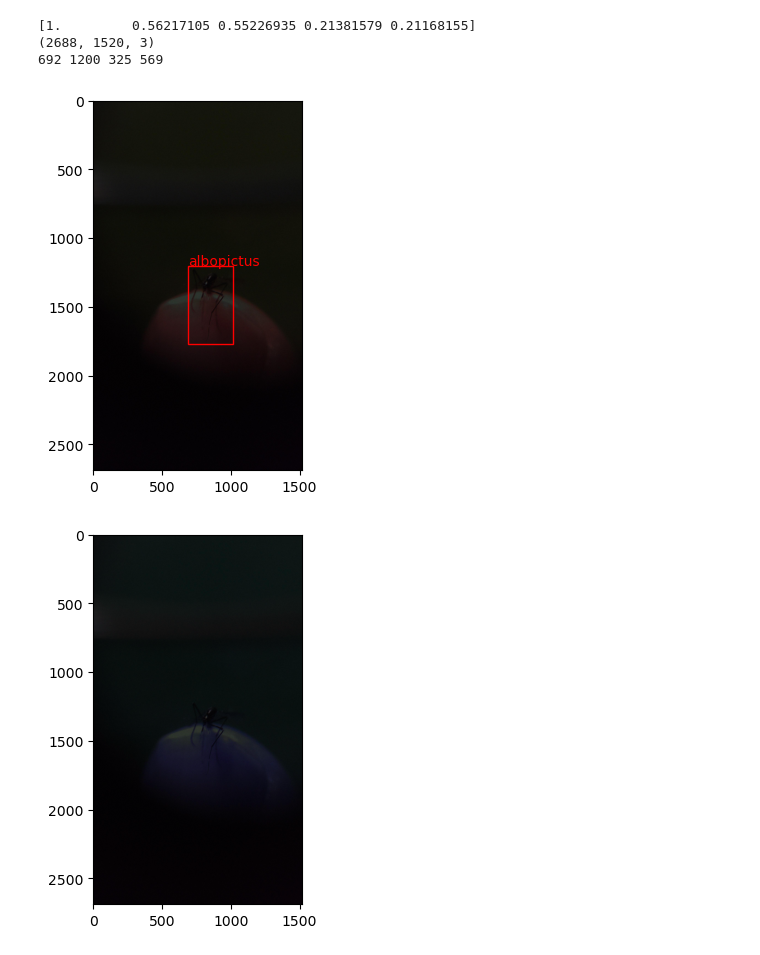
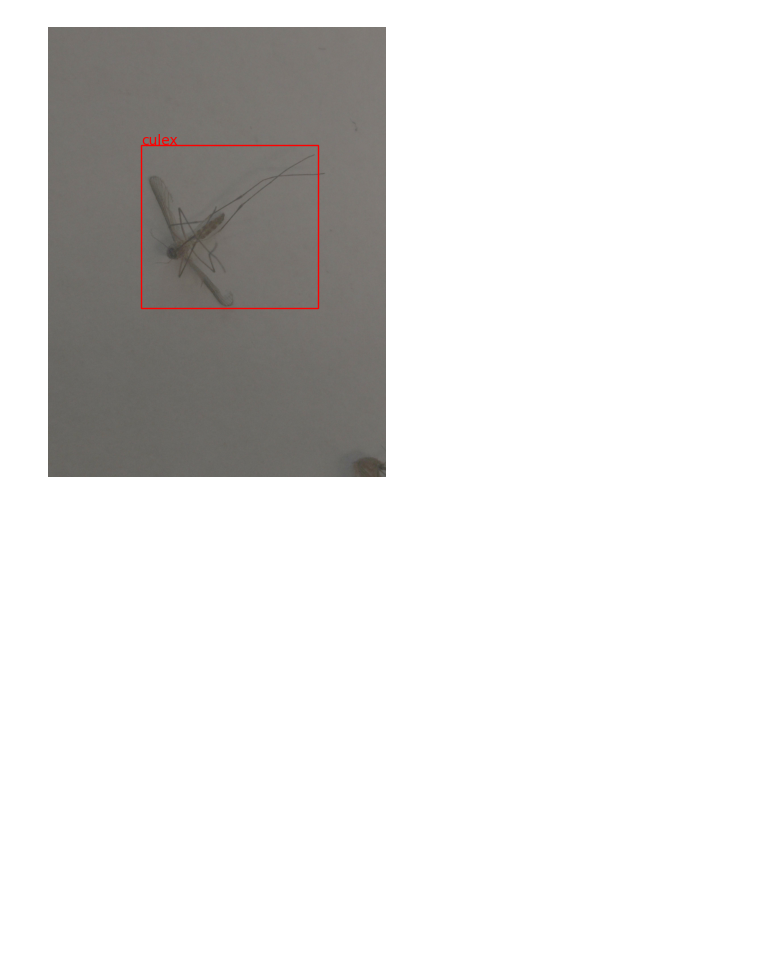
Before and after one commit to bersilin-robert1609/MCV-DataContest-2024, a Jupyter notebook: notebooks/bounding_box.ipynb, the cells around one changed output. Drawn from its saved outputs; the diff is of its cells as text; code cells hidden in the pictures; blank space fills up the shorter version.

```diff
--- a/notebooks/bounding_box.ipynb
+++ b/notebooks/bounding_box.ipynb
@@ -54,9 +68,6 @@ def put_bounding_box(folder_type, img_name):
     cls = LABELS[int(label[0])]
     x, y, w, h = label[1:]
 
-    print(label)
-    print(image.shape)
-
     # Convert to bottom left corner
     x = int((x - w/2) * image.shape[1])
     y = int((y - h/2) * image.shape[0])
@@ -64,26 +75,26 @@ def put_bounding_box(folder_type, img_name):
     w = int(w * image.shape[1])
     h = int(h * image.shape[0])
 
-    print(x, y, w, h)
-
     fig, ax = plt.subplots()
     ax.imshow(image)
+
     rect = plt.Rectangle((x, y), w, h, edgecolor='r', facecolor='none')
     ax.add_patch(rect)
 
     ax.text(x, y, cls, color='r')
 
-    plt.show()
+    plt.axis('off')
+    plt.tight_layout()
+
+    plt.savefig(os.path.join(OUTPUT_DIR, folder_type, img_name), bbox_inches='tight')
-# %%
-train_imgs = os.listdir(os.path.join(IMAGES_DIR, "train"))
-
-put_bounding_box("train", train_imgs[4])
-
-plt.imshow(cv.imread(os.path.join(IMAGES_DIR, "train", train_imgs[4])))
-plt.show()
-# %% [output]
-[1.         0.56217105 0.55226935 0.21381579 0.21168155]
-(2688, 1520, 3)
-692 1200 325 569
-[figure, removed]
-[figure, removed]
+# %%
+for folder_type in DIRS:
+    if folder_type == "test":
+        continue
+
+    os.makedirs(os.path.join(OUTPUT_DIR, folder_type), exist_ok=True)
+    for i, img_name in enumerate(os.listdir(os.path.join(IMAGES_DIR, folder_type))):
+        put_bounding_box(folder_type, img_name)
+        print(f"{i}, Bounding box added to", img_name)
+# %% [output]
+[figure, added]
```
Also changed, not shown: parts of 3 cells of this notebook, 3 other files.
